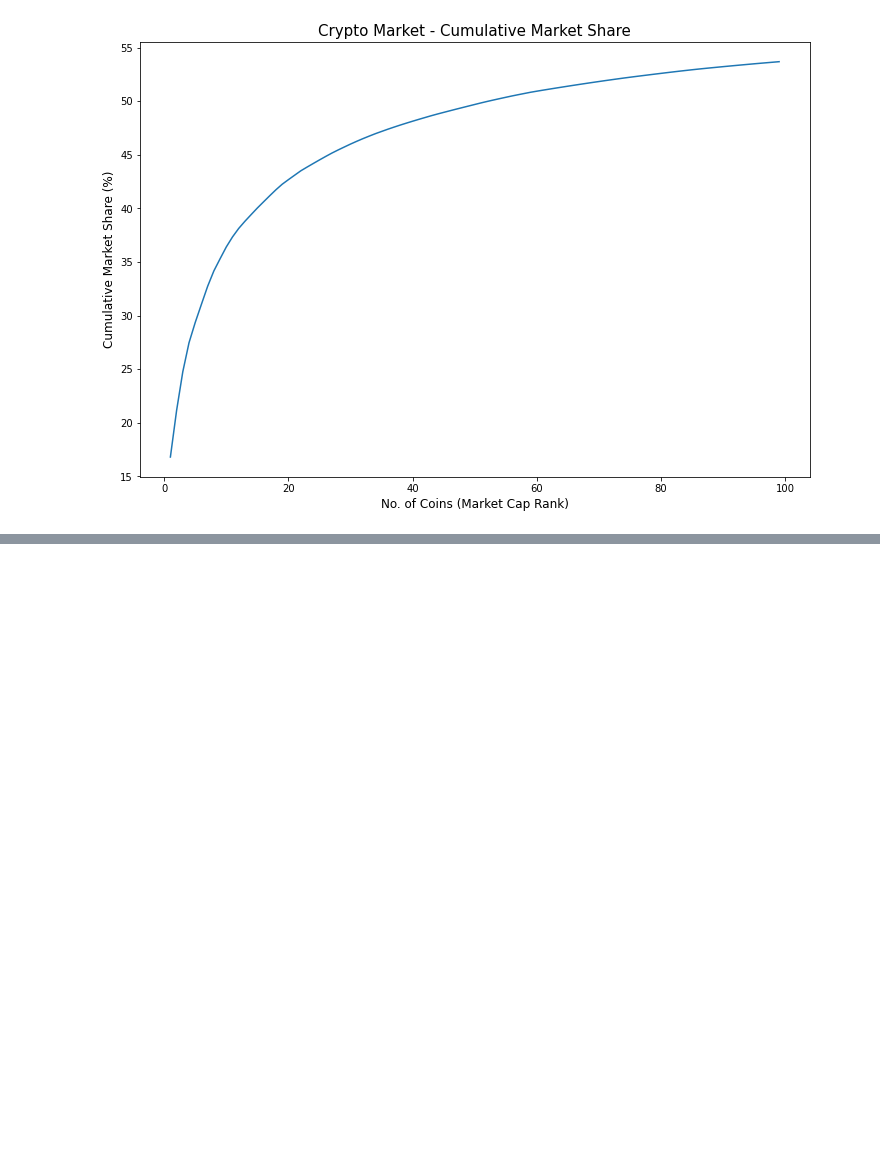
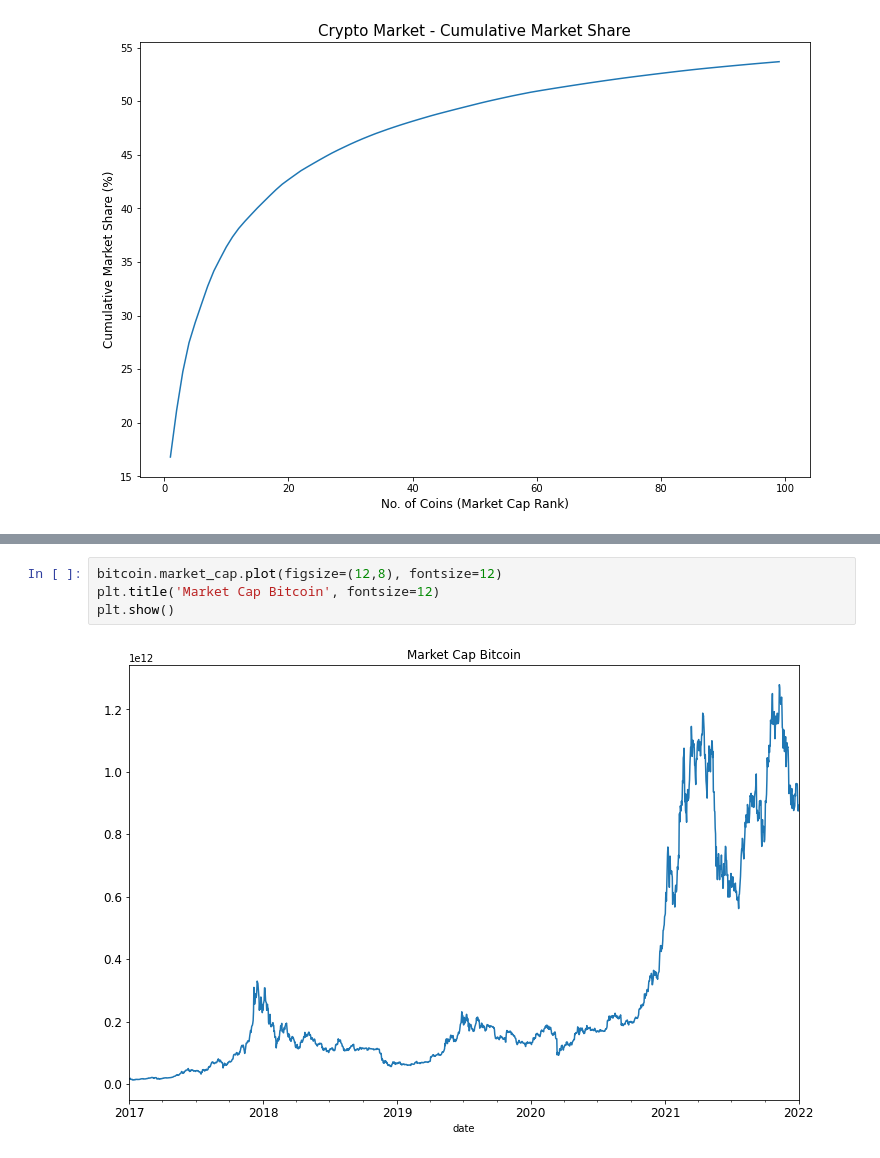
Before and after one commit to Jayce77/pythonDataCookbook, a Jupyter notebook: WorkingWithCoinGeckoData.ipynb, the cells around one changed output, grey strips where cells are left out. Drawn from its saved outputs; the diff is of its cells as text; blank space fills up the shorter version.

```diff
--- a/WorkingWithCoinGeckoData.ipynb
+++ b/WorkingWithCoinGeckoData.ipynb
@@ -253,0 +466,6 @@ plt.show()
+# %%
+bitcoin.market_cap.plot(figsize=(12,8), fontsize=12)
+plt.title('Market Cap Bitcoin', fontsize=12)
+plt.show()
+# %% [output]
+[figure, added]
```
Also changed, not shown: parts of 32 cells of this notebook.
